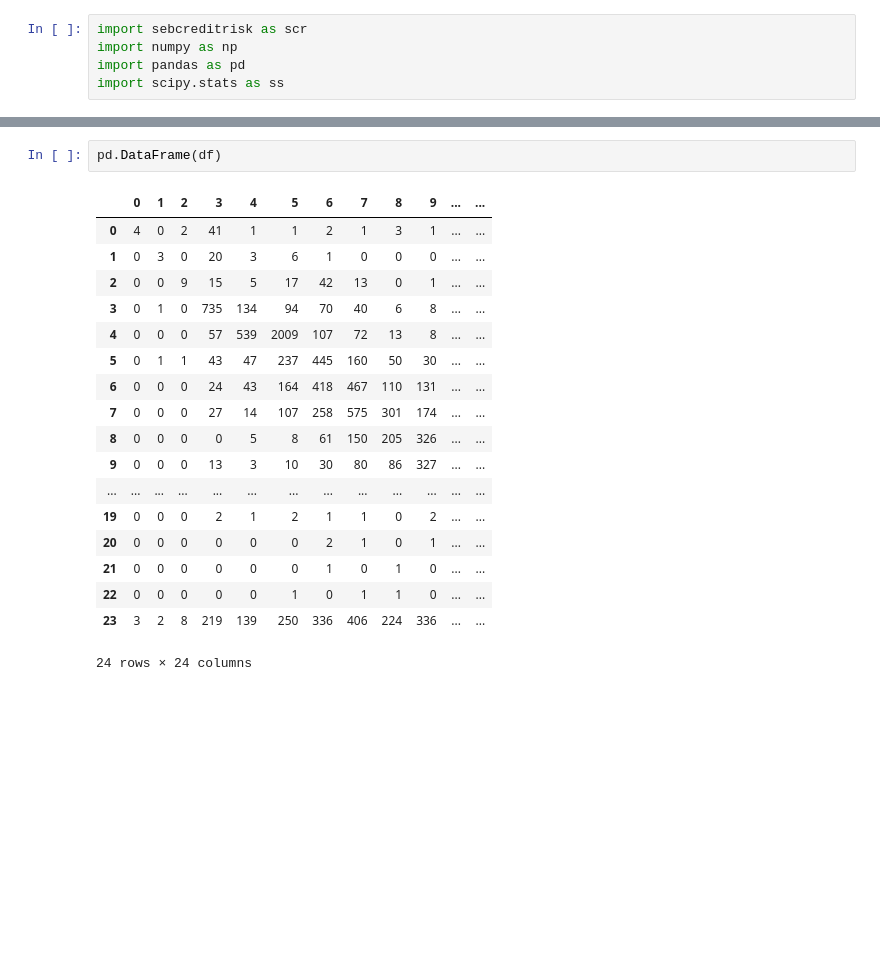
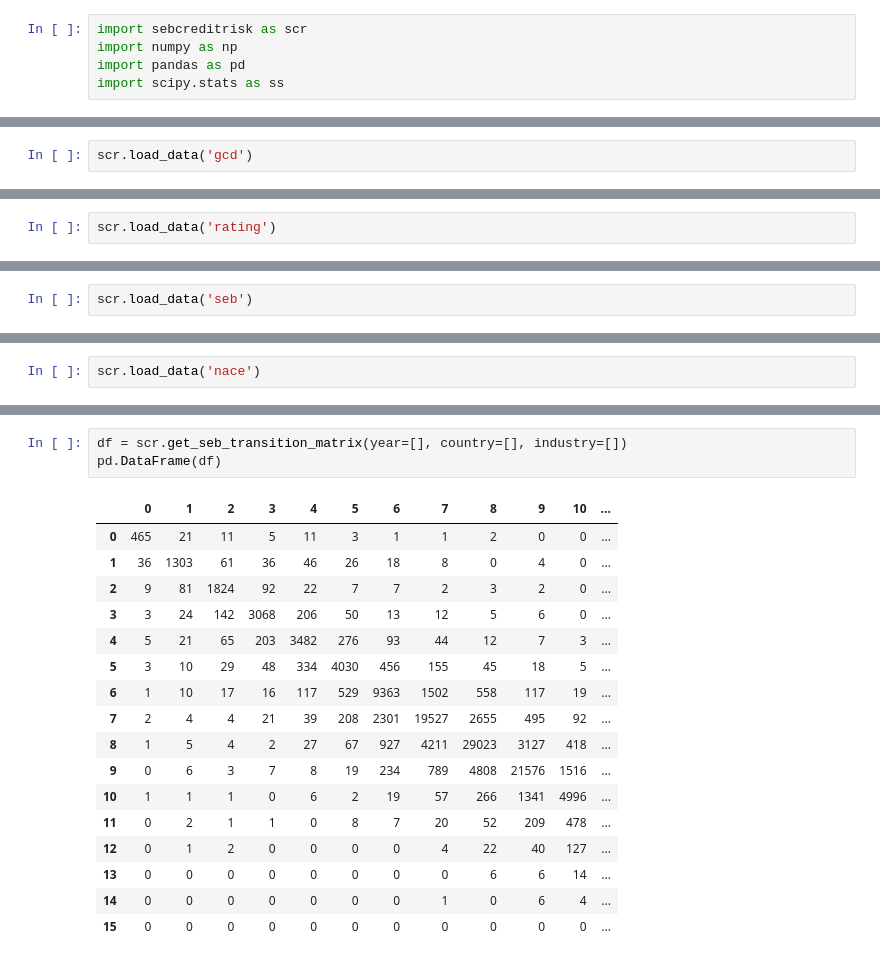
Before and after one commit to trananhthong/sebcreditrisk, a Jupyter notebook: notebooks/test.ipynb, the cells around one changed output, grey strips where cells are left out. Cells and saved outputs as stored; diff of their text form; blank space fills up the shorter version.

Commit message:
Added functions to import SEB data

```diff
--- a/notebooks/test.ipynb
+++ b/notebooks/test.ipynb
@@ -7,0 +8,2 @@ import scipy.stats as ss
+# %%
+scr.load_data('gcd')
@@ -7,0 +24,2 @@ import scipy.stats as ss
+# %%
+scr.load_data('rating')
@@ -7,0 +44,2 @@ import scipy.stats as ss
+# %%
+scr.load_data('seb')
@@ -7,0 +60,2 @@ import scipy.stats as ss
+# %%
+scr.load_data('nace')
@@ -10,21 +110,21 @@ df = scr.get_gcd_transition_matrix(year=[2015], quarter=[4] ,asset_class=[], cou
-# %%
-pd.DataFrame(df)
-# %% [output]
-|  | 0 | 1 | 2 | 3 | 4 | 5 | 6 | 7 | 8 | 9 | ... | ... |
-| 0 | 4 | 0 | 2 | 41 | 1 | 1 | 2 | 1 | 3 | 1 | ... | ... |
-| 1 | 0 | 3 | 0 | 20 | 3 | 6 | 1 | 0 | 0 | 0 | ... | ... |
-| 2 | 0 | 0 | 9 | 15 | 5 | 17 | 42 | 13 | 0 | 1 | ... | ... |
-| 3 | 0 | 1 | 0 | 735 | 134 | 94 | 70 | 40 | 6 | 8 | ... | ... |
-| 4 | 0 | 0 | 0 | 57 | 539 | 2009 | 107 | 72 | 13 | 8 | ... | ... |
-| 5 | 0 | 1 | 1 | 43 | 47 | 237 | 445 | 160 | 50 | 30 | ... | ... |
-| 6 | 0 | 0 | 0 | 24 | 43 | 164 | 418 | 467 | 110 | 131 | ... | ... |
-| 7 | 0 | 0 | 0 | 27 | 14 | 107 | 258 | 575 | 301 | 174 | ... | ... |
-| 8 | 0 | 0 | 0 | 0 | 5 | 8 | 61 | 150 | 205 | 326 | ... | ... |
-| 9 | 0 | 0 | 0 | 13 | 3 | 10 | 30 | 80 | 86 | 327 | ... | ... |
-| ... | ... | ... | ... | ... | ... | ... | ... | ... | ... | ... | ... | ... |
-| 19 | 0 | 0 | 0 | 2 | 1 | 2 | 1 | 1 | 0 | 2 | ... | ... |
-| 20 | 0 | 0 | 0 | 0 | 0 | 0 | 2 | 1 | 0 | 1 | ... | ... |
-| 21 | 0 | 0 | 0 | 0 | 0 | 0 | 1 | 0 | 1 | 0 | ... | ... |
-| 22 | 0 | 0 | 0 | 0 | 0 | 1 | 0 | 1 | 1 | 0 | ... | ... |
-| 23 | 3 | 2 | 8 | 219 | 139 | 250 | 336 | 406 | 224 | 336 | ... | ... |
-24 rows × 24 columns
+# %%
+df = scr.get_seb_transition_matrix(year=[], country=[], industry=[])
+pd.DataFrame(df)
+# %% [output]
+|  | 0 | 1 | 2 | 3 | 4 | 5 | 6 | 7 | 8 | 9 | 10 | ... |
+| 0 | 465 | 21 | 11 | 5 | 11 | 3 | 1 | 1 | 2 | 0 | 0 | ... |
+| 1 | 36 | 1303 | 61 | 36 | 46 | 26 | 18 | 8 | 0 | 4 | 0 | ... |
+| 2 | 9 | 81 | 1824 | 92 | 22 | 7 | 7 | 2 | 3 | 2 | 0 | ... |
+| 3 | 3 | 24 | 142 | 3068 | 206 | 50 | 13 | 12 | 5 | 6 | 0 | ... |
+| 4 | 5 | 21 | 65 | 203 | 3482 | 276 | 93 | 44 | 12 | 7 | 3 | ... |
+| 5 | 3 | 10 | 29 | 48 | 334 | 4030 | 456 | 155 | 45 | 18 | 5 | ... |
+| 6 | 1 | 10 | 17 | 16 | 117 | 529 | 9363 | 1502 | 558 | 117 | 19 | ... |
+| 7 | 2 | 4 | 4 | 21 | 39 | 208 | 2301 | 19527 | 2655 | 495 | 92 | ... |
+| 8 | 1 | 5 | 4 | 2 | 27 | 67 | 927 | 4211 | 29023 | 3127 | 418 | ... |
+| 9 | 0 | 6 | 3 | 7 | 8 | 19 | 234 | 789 | 4808 | 21576 | 1516 | ... |
+| 10 | 1 | 1 | 1 | 0 | 6 | 2 | 19 | 57 | 266 | 1341 | 4996 | ... |
+| 11 | 0 | 2 | 1 | 1 | 0 | 8 | 7 | 20 | 52 | 209 | 478 | ... |
+| 12 | 0 | 1 | 2 | 0 | 0 | 0 | 0 | 4 | 22 | 40 | 127 | ... |
+| 13 | 0 | 0 | 0 | 0 | 0 | 0 | 0 | 0 | 6 | 6 | 14 | ... |
+| 14 | 0 | 0 | 0 | 0 | 0 | 0 | 0 | 1 | 0 | 6 | 4 | ... |
+| 15 | 0 | 0 | 0 | 0 | 0 | 0 | 0 | 0 | 0 | 0 | 0 | ... |
```
Also changed, not shown: parts of 9 cells of this notebook.
